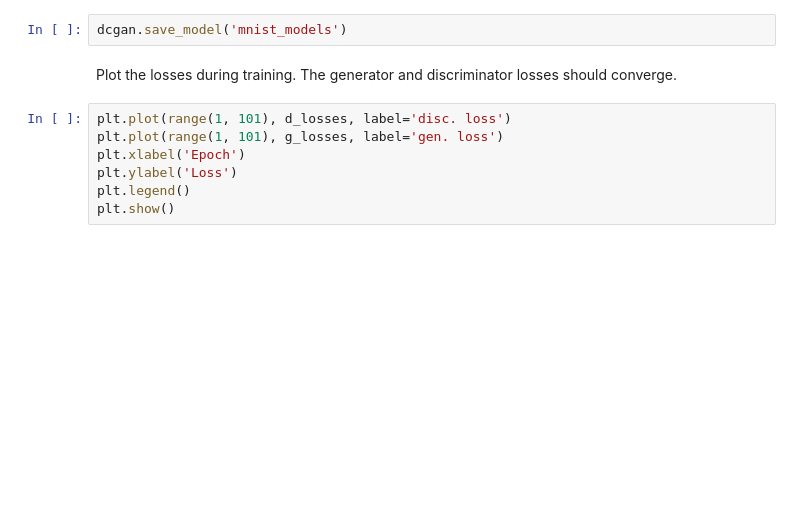
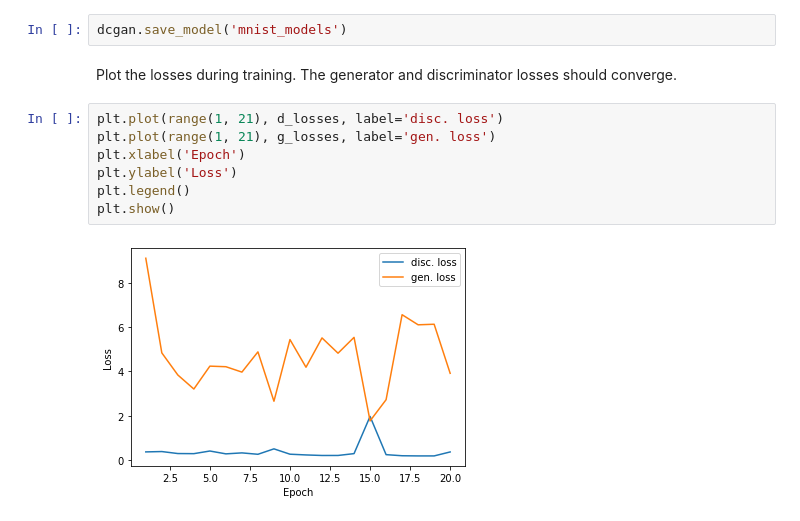
Before and after one commit to karencfisher/dcgan, a Jupyter notebook: mnist_dcgan.ipynb, the cells around one changed output. Saved outputs shown, nothing was run; the diff lists cells and outputs as text; blank space fills up the shorter version.

```diff
--- a/mnist_dcgan.ipynb
+++ b/mnist_dcgan.ipynb
@@ -71,9 +71,11 @@ dcgan.save_model('mnist_models')
 # %% [markdown]
 Plot the losses during training. The generator and discriminator losses should converge.
 # %%
-plt.plot(range(1, 101), d_losses, label='disc. loss')
-plt.plot(range(1, 101), g_losses, label='gen. loss')
+plt.plot(range(1, 21), d_losses, label='disc. loss')
+plt.plot(range(1, 21), g_losses, label='gen. loss')
 plt.xlabel('Epoch')
 plt.ylabel('Loss')
 plt.legend()
 plt.show()
+# %% [output]
+[figure, added]
```
